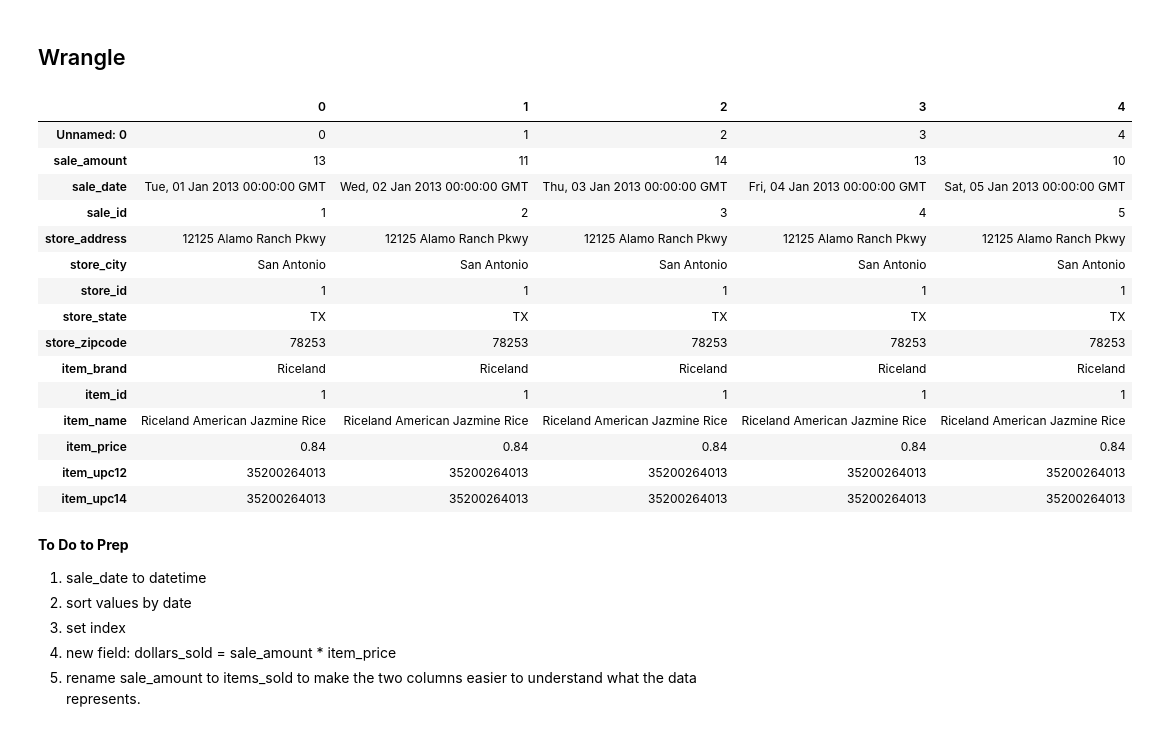
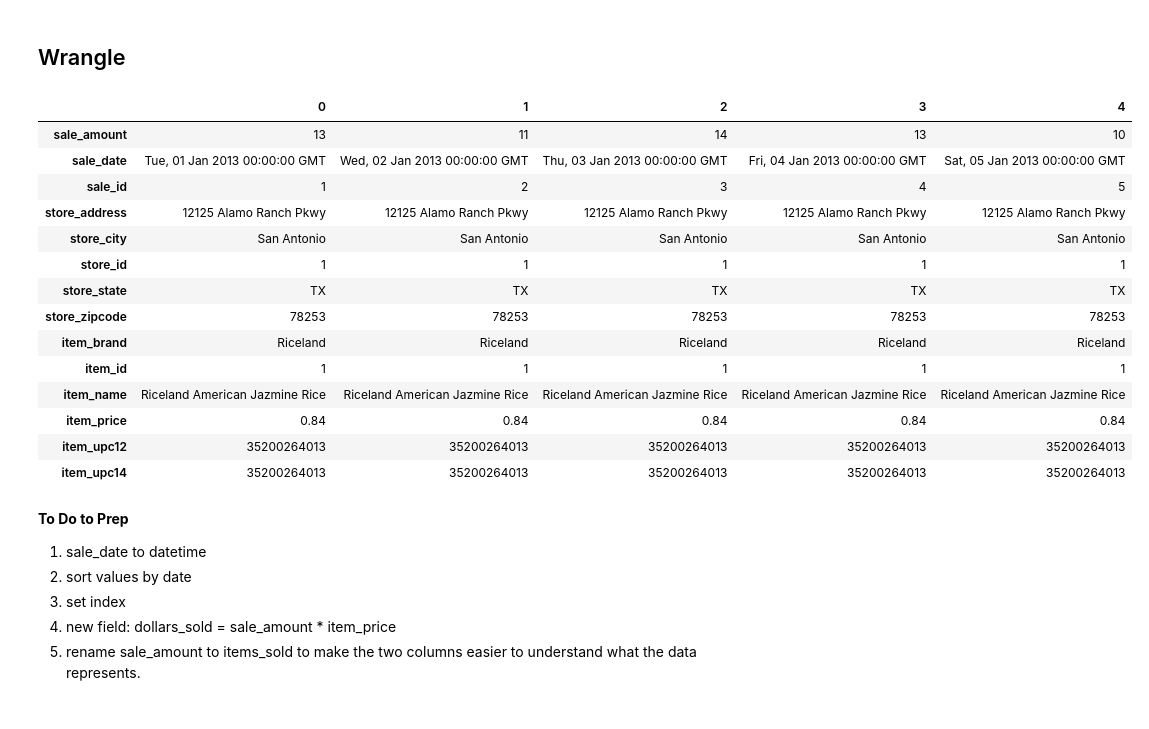
Before and after one commit to Tyler-Applegate/time-series-exercises, a Jupyter notebook: modeling.ipynb, the cells around one changed output. Drawn from its saved outputs; the diff is of its cells as text; code cells hidden in the pictures.

```diff
--- a/modeling.ipynb
+++ b/modeling.ipynb
@@ -50,13 +50,12 @@ from statsmodels.tsa.api import Holt
 ## Wrangle
 # %%
 # read csv
-df = pd.read_csv('sales_stores_items.csv')
+df = pd.read_csv('sales_stores_items.csv', index_col=0)
 
 # look at first 5 rows, transposed.
 df.head().T
 # %% [output]
 |  | 0 | 1 | 2 | 3 | 4 |
-| Unnamed: 0 | 0 | 1 | 2 | 3 | 4 |
 | sale_amount | 13 | 11 | 14 | 13 | 10 |
 | sale_date | Tue, 01 Jan 2013 00:00:00 GMT | Wed, 02 Jan 2013 00:00:00 GMT | Thu, 03 Jan 2013 00:00:00 GMT | Fri, 04 Jan 2013 00:00:00 GMT | Sat, 05 Jan 2013 00:00:00 GMT |
 | sale_id | 1 | 2 | 3 | 4 | 5 |
```
Also changed, not shown: parts of 56 cells of this notebook, 3 other files.
